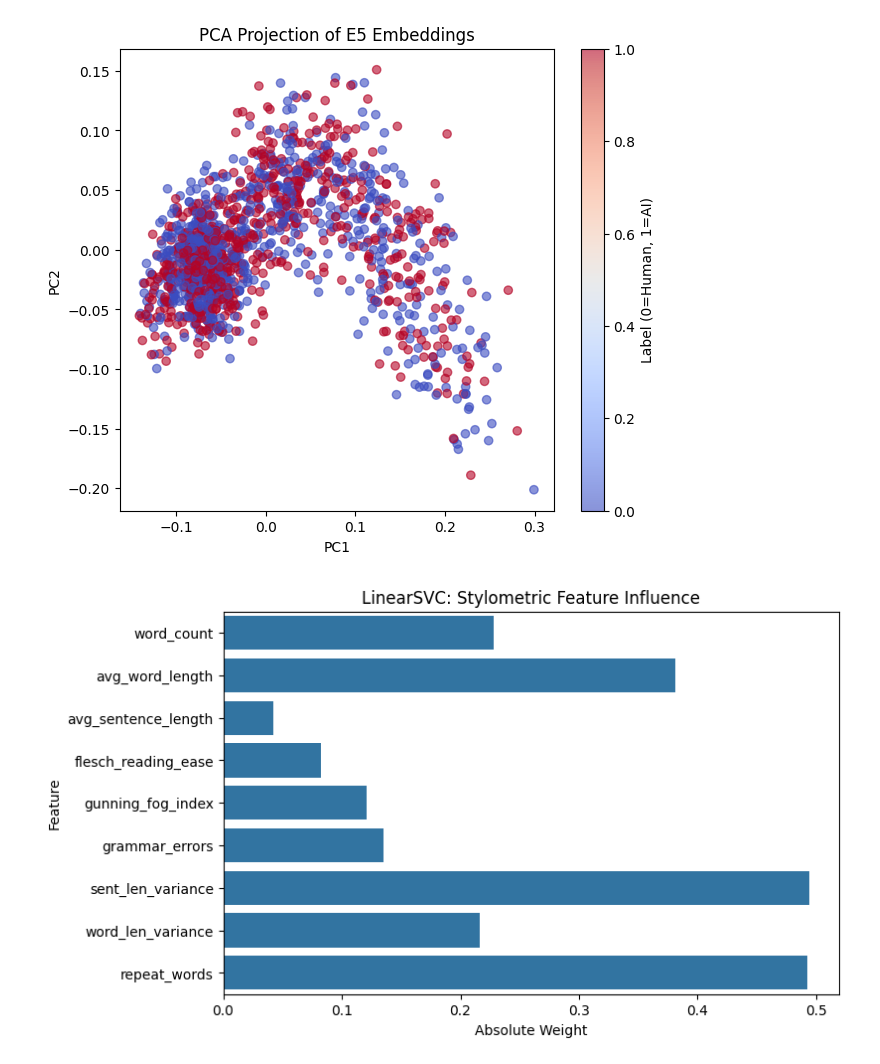
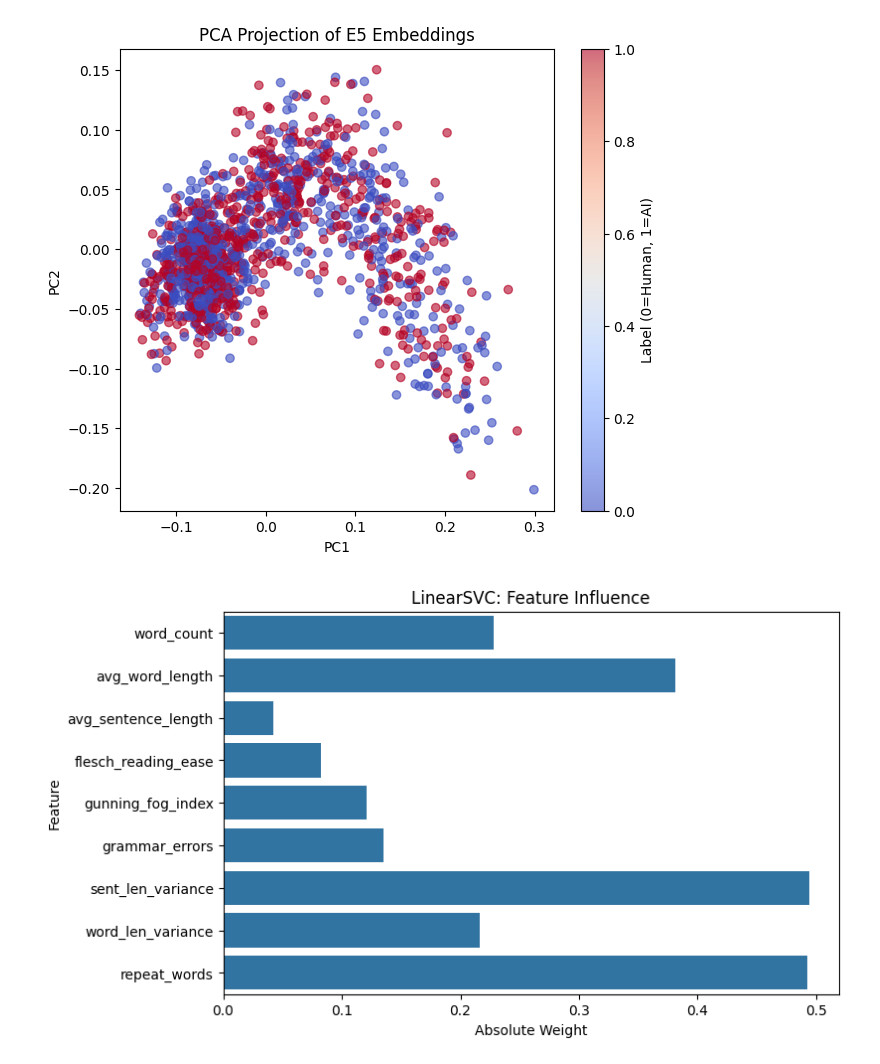
Before and after one commit to AaronSparks2022/MLProject, a Jupyter notebook: MLProject_Final.ipynb, the cells around one changed output. Saved outputs shown, nothing was run; the diff lists cells and outputs as text; code cells hidden in the pictures.

```diff
--- a/MLProject_Final.ipynb
+++ b/MLProject_Final.ipynb
@@ -220,12 +220,12 @@ plt.show()
 
 
 # Importance Plot
-feature_names = numeric  # your stylometric features
+feature_names = numeric
 coef = np.abs(best_model.named_steps["clf"].coef_[0][:len(feature_names)])
 
 plt.figure(figsize=(8,5))
 sns.barplot(x=coef, y=feature_names)
-plt.title("LinearSVC: Stylometric Feature Influence")
+plt.title("LinearSVC: Feature Influence")
 plt.xlabel("Absolute Weight")
 plt.ylabel("Feature")
 plt.show()
@@ -238,34 +238,34 @@ plt.figure(figsize=(12,4))
 plt.plot(human_emb.var(axis=0), label="Human Text")
 plt.plot(ai_emb.var(axis=0), label="AI Text")
 plt.title("Variance Across Embedding Dimensions")
 plt.xlabel("Embedding Dimension")
 plt.ylabel("Variance")
 plt.legend()
 plt.show()
 
 sns.clustermap(np.vstack((train_emb[:200], test_emb[:200])), cmap="viridis")
 
 pipeline
 # %% [output]
 Fitting 5 folds for each of 20 candidates, totalling 100 fits
 
 Best Params: {'clf__C': np.float64(0.4042872735027334), 'clf__loss': 'squared_hinge', 'clf__max_iter': 8000}
 Best CV Accuracy: 0.5008130081300812
 
 Test Accuracy: 0.5985401459854015
 
 Classification Report:
                precision    recall  f1-score   support
 
            0       0.62      0.52      0.57        69
            1       0.58      0.68      0.63        68
 
     accuracy                           0.60       137
    macro avg       0.60      0.60      0.60       137
 weighted avg       0.60      0.60      0.60       137
 [figure]
 [figure]
-[figure, old version]
+[figure, new version]
 [figure]
 Pipeline(steps=[('features',
                  ColumnTransformer(transformers=[('num',
```
